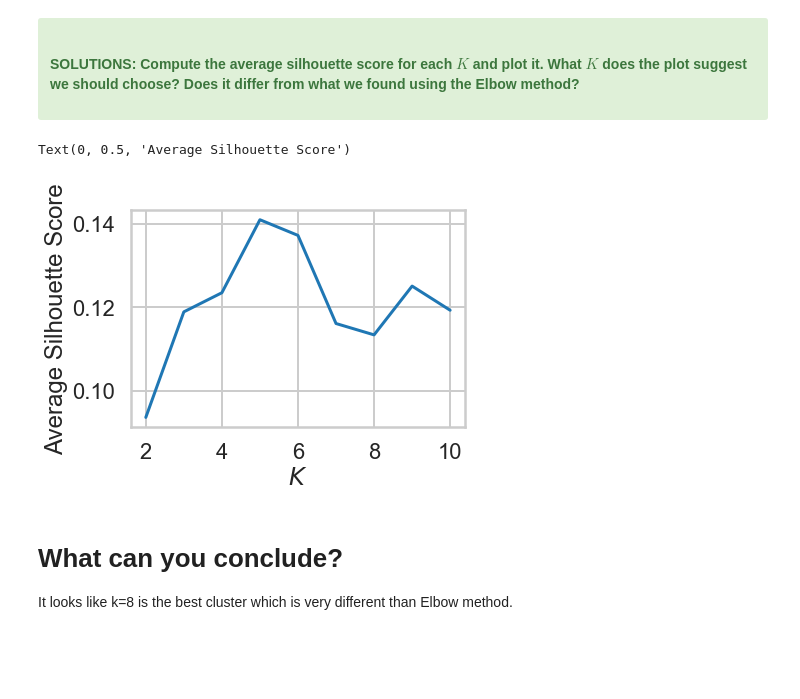
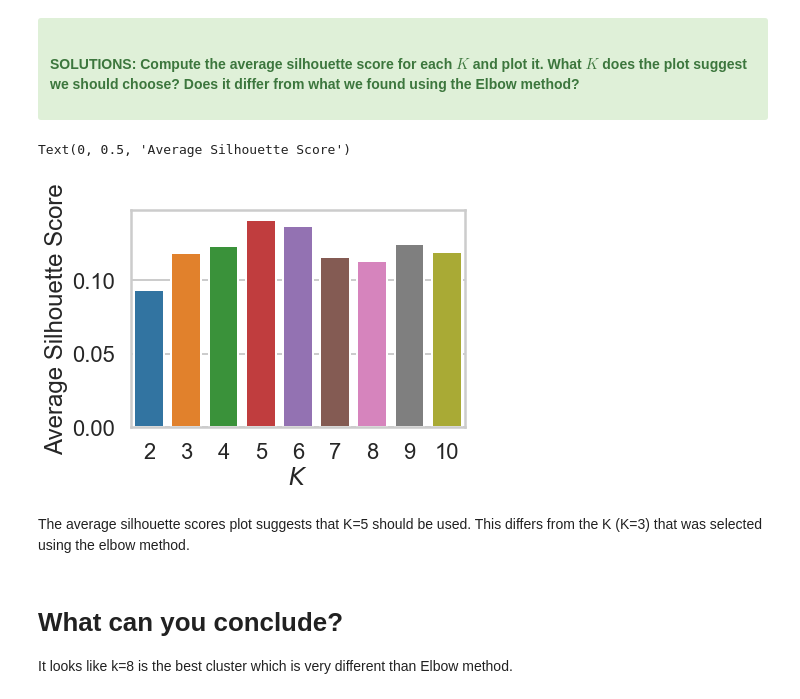
Before and after one commit to melodyhc/ClusteringStudy, a Jupyter notebook: Clustering Case Study - Customer Segmentation with K-Means - Tier 1.ipynb, the cells around one changed output. Drawn from its saved outputs; the diff is of its cells as text; code cells hidden in the pictures; blank space fills up the shorter version.

```diff
--- a/Clustering Case Study - Customer Segmentation with K-Means - Tier 1.ipynb
+++ b/Clustering Case Study - Customer Segmentation with K-Means - Tier 1.ipynb
@@ -352,12 +355,14 @@ for K in Krange:
 # %%
 # Computing the avrage silhouette score for each K and plotting it
 # Call plot() with parameters KRange, avg_silhouette_scores
-plt.plot(Krange, avg_silhouette_scores)
+sns.barplot(x=Krange, y=avg_silhouette_scores)
 plt.xlabel("$K$")
 plt.ylabel("Average Silhouette Score")
 # %% [output]
 Text(0, 0.5, 'Average Silhouette Score')
-[figure, old version]
+[figure, new version]
+# %% [markdown]
+The average silhouette scores plot suggests that K=5 should be used. This differs from the K (K=3) that was selected using the elbow method.
 # %% [markdown]
 # What can you conclude?
 It looks like k=8 is the best cluster which is very different than Elbow method.
```
Also changed, not shown: parts of 9 cells of this notebook.
